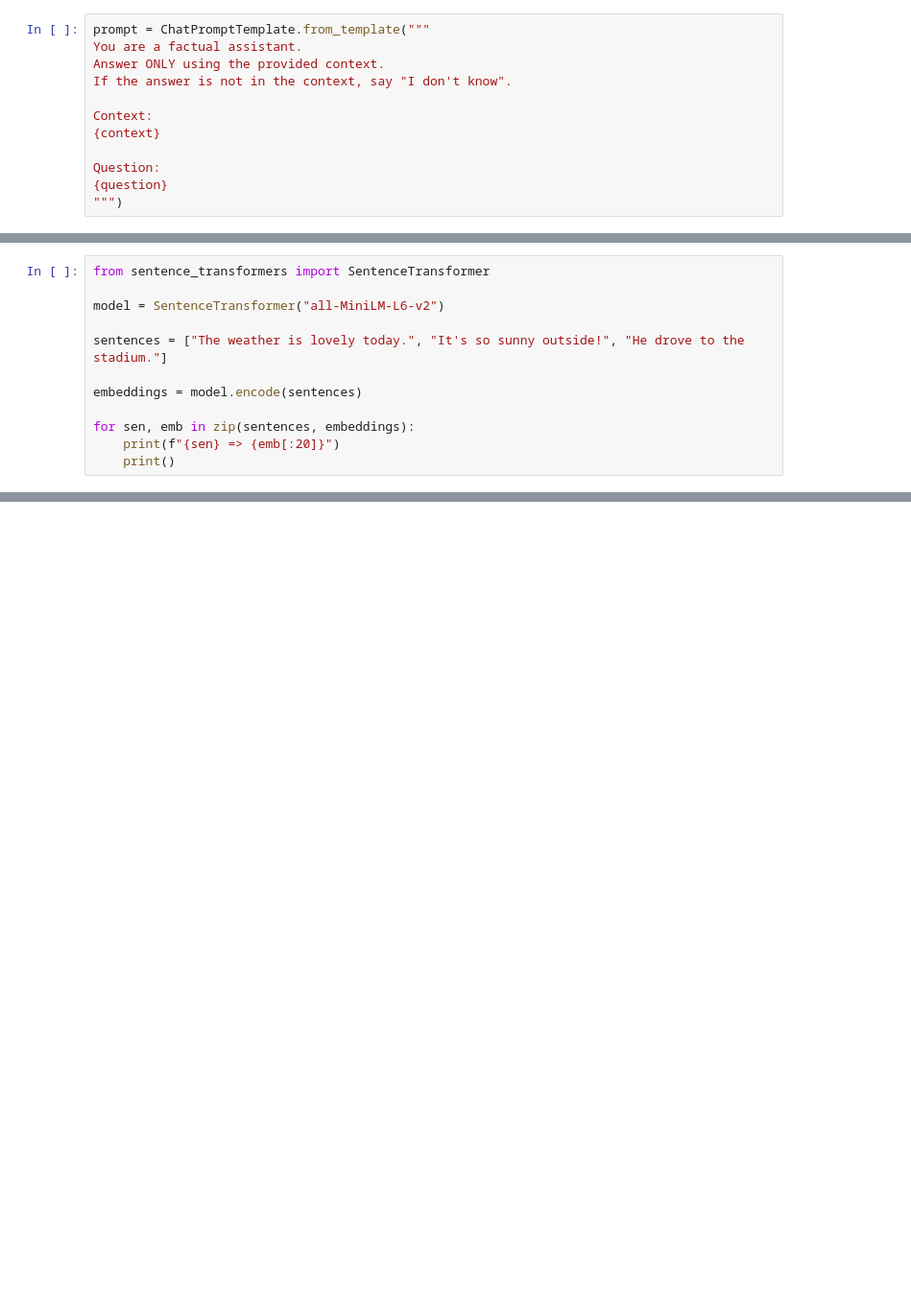
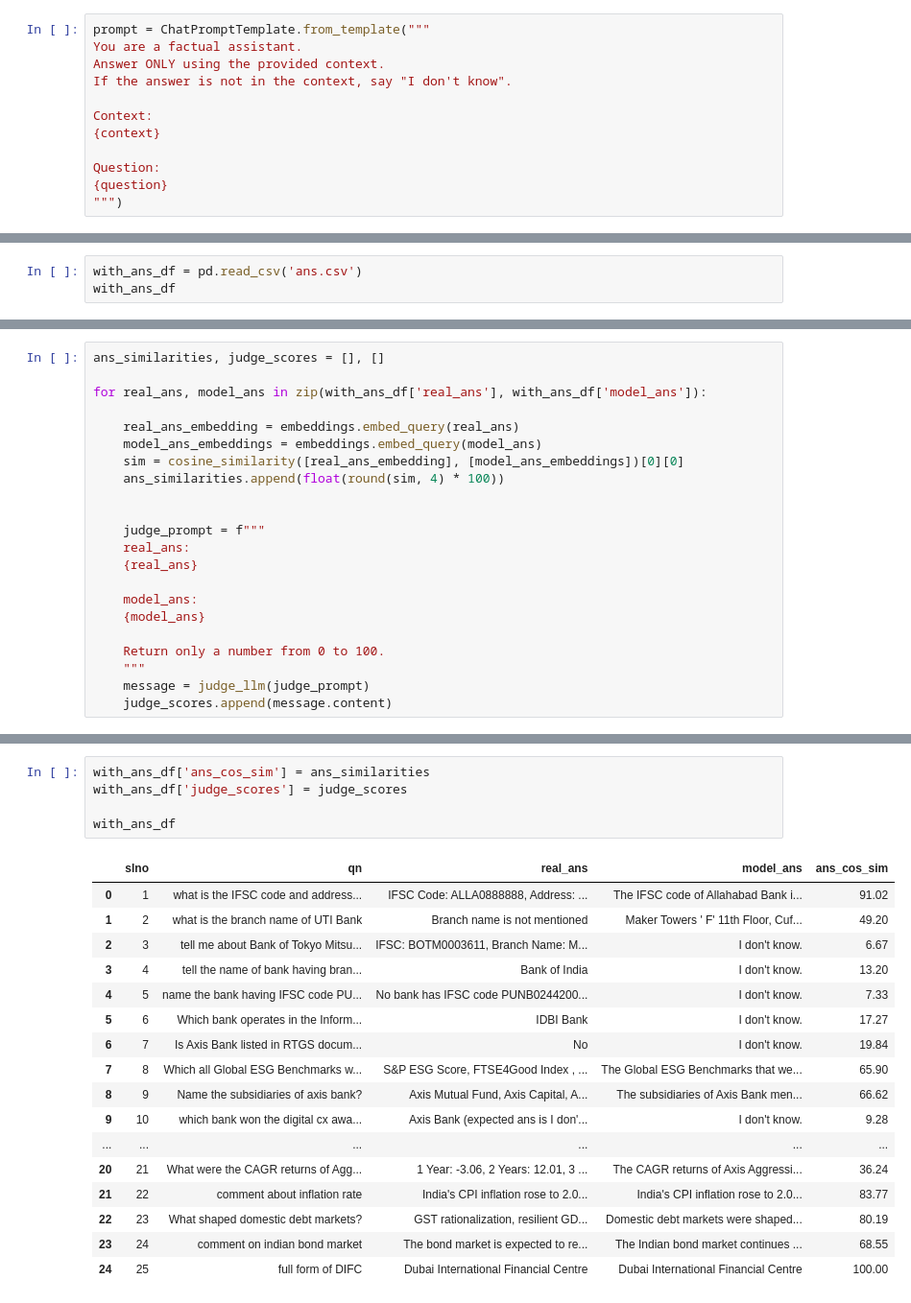
Before and after one commit to ajaynst/RAG, a Jupyter notebook: rag_chroma.ipynb, the cells around one changed output, grey strips where cells are left out. Shown: that part at 96% size. Saved outputs shown, nothing was run; the diff lists cells and outputs as text; blank space fills up the shorter version.

```diff
--- a/rag_chroma.ipynb
+++ b/rag_chroma.ipynb
@@ -374,12 +190,0 @@ German, French an ...terminated
-# %%
-from sentence_transformers import SentenceTransformer
-
-model = SentenceTransformer("all-MiniLM-L6-v2")
-
-sentences = ["The weather is lovely today.", "It's so sunny outside!", "He drove to the stadium."]
-
-embeddings = model.encode(sentences)
-
-for sen, emb in zip(sentences, embeddings):
-    print(f"{sen} => {emb[:20]}")
-    print()
@@ -402,0 +216,3 @@ Streamlit ChatUI
+# %%
+with_ans_df = pd.read_csv('ans.csv')
+with_ans_df
@@ -402,0 +241,22 @@ Streamlit ChatUI
+# %%
+ans_similarities, judge_scores = [], []
+
+for real_ans, model_ans in zip(with_ans_df['real_ans'], with_ans_df['model_ans']):
+
+    real_ans_embedding = embeddings.embed_query(real_ans)
+    model_ans_embeddings = embeddings.embed_query(model_ans)
+    sim = cosine_similarity([real_ans_embedding], [model_ans_embeddings])[0][0]
+    ans_similarities.append(float(round(sim, 4) * 100))
+
+
+    judge_prompt = f"""
+    real_ans:
+    {real_ans}
+
+    model_ans:
+    {model_ans}
+
+    Return only a number from 0 to 100.
+    """
+    message = judge_llm(judge_prompt)
+    judge_scores.append(message.content)
@@ -402,0 +281,23 @@ Streamlit ChatUI
+# %%
+with_ans_df['ans_cos_sim'] = ans_similarities
+with_ans_df['judge_scores'] = judge_scores
+
+with_ans_df
+# %% [output]
+|  | slno | qn | real_ans | model_ans | ans_cos_sim |
+| 0 | 1 | what is the IFSC code and address... | IFSC Code: ALLA0888888, Address: ... | The IFSC code of Allahabad Bank i... | 91.02 |
+| 1 | 2 | what is the branch name of UTI Bank | Branch name is not mentioned | Maker Towers ' F' 11th Floor, Cuf... | 49.20 |
+| 2 | 3 | tell me about Bank of Tokyo Mitsu... | IFSC: BOTM0003611, Branch Name: M... | I don't know. | 6.67 |
+| 3 | 4 | tell the name of bank having bran... | Bank of India | I don't know. | 13.20 |
+| 4 | 5 | name the bank having IFSC code PU... | No bank has IFSC code PUNB0244200... | I don't know. | 7.33 |
+| 5 | 6 | Which bank operates in the Inform... | IDBI Bank | I don't know. | 17.27 |
+| 6 | 7 | Is Axis Bank listed in RTGS docum... | No | I don't know. | 19.84 |
+| 7 | 8 | Which all Global ESG Benchmarks w... | S&P ESG Score, FTSE4Good Index , ... | The Global ESG Benchmarks that we... | 65.90 |
+| 8 | 9 | Name the subsidiaries of axis bank? | Axis Mutual Fund, Axis Capital, A... | The subsidiaries of Axis Bank men... | 66.62 |
+| 9 | 10 | which bank won the digital cx awa... | Axis Bank (expected ans is I don'... | I don't know. | 9.28 |
+| ... | ... | ... | ... | ... | ... |
+| 20 | 21 | What were the CAGR returns of Agg... | 1 Year: -3.06, 2 Years: 12.01, 3 ... | The CAGR returns of Axis Aggressi... | 36.24 |
+| 21 | 22 | comment about inflation rate | India's CPI inflation rose to 2.0... | India's CPI inflation rose to 2.0... | 83.77 |
+| 22 | 23 | What shaped domestic debt markets? | GST rationalization, resilient GD... | Domestic debt markets were shaped... | 80.19 |
+| 23 | 24 | comment on indian bond market | The bond market is expected to re... | The Indian bond market continues ... | 68.55 |
+| 24 | 25 | full form of DIFC | Dubai International Financial Centre | Dubai International Financial Centre | 100.00 |
```
Also changed, not shown: parts of 28 cells of this notebook, 16 other files.
